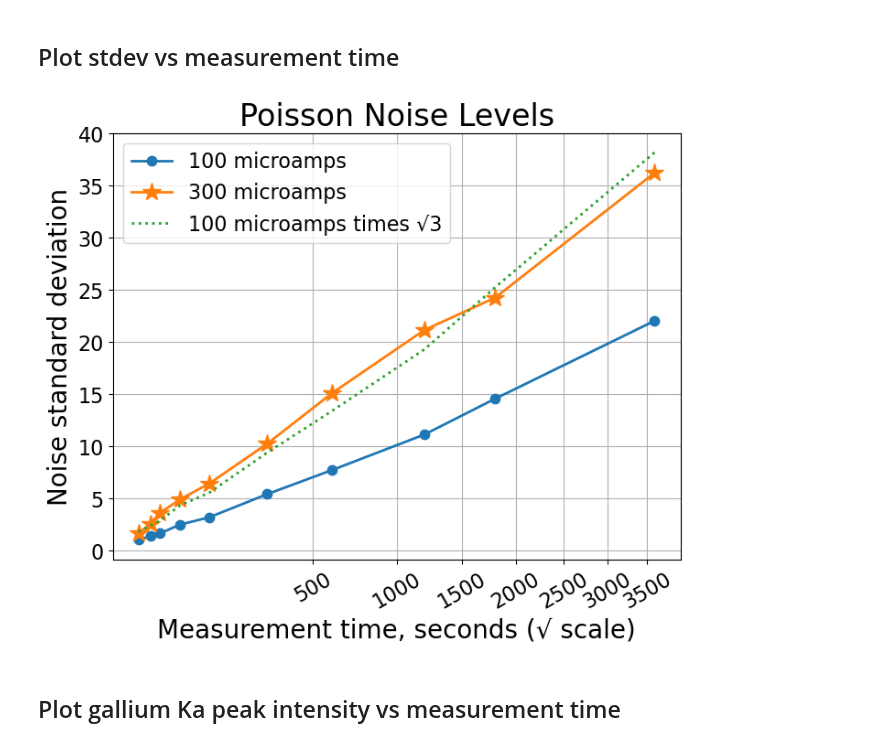
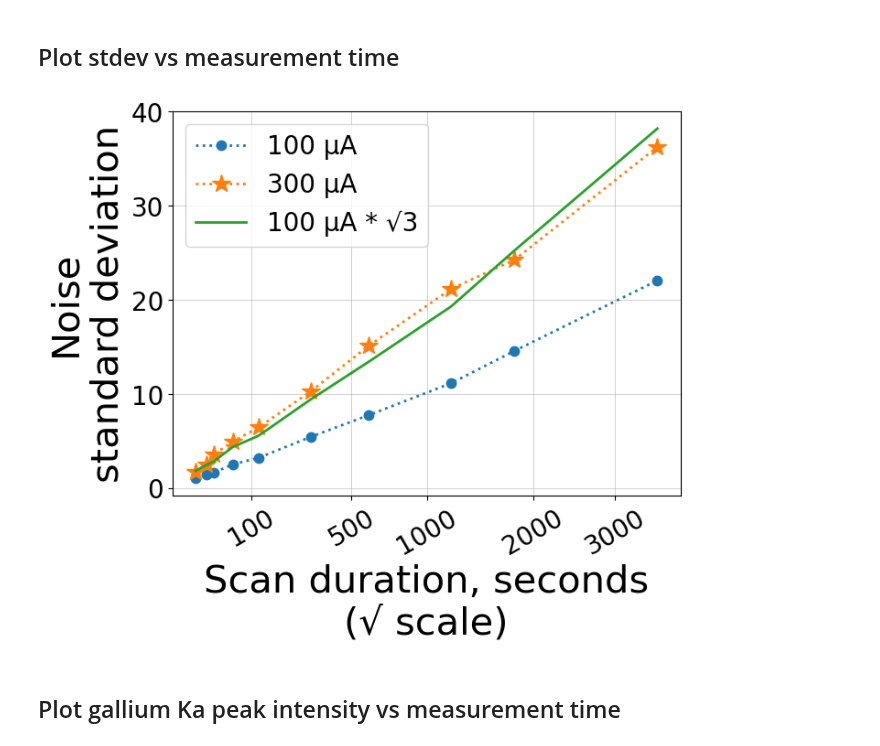
Before and after one commit to ELFREELAND/xrf-thickness-studies, a Jupyter notebook: scan time studies/scan_time_studies.ipynb, the cells around one changed output. Drawn from its saved outputs; the diff is of its cells as text; code cells hidden in the pictures.

```diff
--- a/scan time studies/scan_time_studies.ipynb
+++ b/scan time studies/scan_time_studies.ipynb
@@ -158,45 +158,46 @@ plt.show()
 # %%
 ms = 15 #marker size
 title_font = {"fontsize": 24}
-legend_font_size = 16
-axes_font = {"fontsize": 20}
-tick_label_size = 16
+legend_font_size = 20
+axes_font = {"fontsize": 30}
+tick_label_size = 20
 fit_line_size = 2
-grid_width = 0.8
+grid_width = 0.4
 
 figure_size = (7, 6)
 # %%
 f, ax = plt.subplots(figsize=figure_size, layout="constrained")
 
 stds_100=[]
 stds_300=[]
 
 for i in keys:
     stds_100.append(np.std(np.rint(dat_100[i][1][510-fc:597-fc] - dat_100[i][3][510-fc:597-fc])))
     stds_300.append(np.std(np.rint(dat_300[i][1][510-fc:597-fc] - dat_300[i][3][510-fc:597-fc])))
 
 stds_100 = np.array(stds_100)
 stds_300 = np.array(stds_300)
 
-ax.plot(keys, stds_100, ".-", label="100 microamps", markersize=ms, linewidth=fit_line_size)
-ax.plot(keys, stds_300, "*-", label="300 microamps", markersize=ms, linewidth=fit_line_size)
-ax.plot(keys, stds_100*np.sqrt(3), ":", label="100 microamps times \u221a3", markersize=ms, linewidth=fit_line_size)
+ax.plot(keys, stds_100, ".:", label="100 \u03bcA", markersize=ms, linewidth=fit_line_size)
+ax.plot(keys, stds_300, "*:", label="300 \u03bcA", markersize=ms, linewidth=fit_line_size)
+ax.plot(keys, stds_100*np.sqrt(3), "-", label="100 \u03bcA * \u221a3", markersize=ms, linewidth=fit_line_size)
 
 ax.legend(fontsize=legend_font_size)
 ax.set_xscale("function", functions=(np.sqrt, lambda x: x*x))
+ax.set_xticks([100, 500, 1000, 2000, 3000]) #to have the 100 and 500 second ticks
 
-ax.set_xlabel("Measurement time, seconds (\u221a scale)", fontdict=axes_font)
-ax.set_ylabel("Noise standard deviation", fontdict=axes_font)
-ax.set_title("Poisson Noise Levels", fontdict=title_font)
+ax.set_xlabel("Scan duration, seconds\n(\u221a scale)", fontdict=axes_font)
+ax.set_ylabel("Noise\nstandard deviation", fontdict=axes_font)
+#ax.set_title("Poisson Noise Levels", fontdict=title_font)
 
 ax.tick_params(axis="both", which="major", labelsize=tick_label_size)
 ax.tick_params(axis="x", rotation=30)
 
 ax.grid(visible=True, linewidth=grid_width)
 
 plt.savefig("noise_vs_scan_time.png")
 # %% [output]
-[figure, old version]
+[figure, new version]
 # %% [markdown]
 ## Plot gallium Ka peak intensity vs measurement time
 # %%
```
Also changed, not shown: parts of 1 cell of this notebook, 5 other files.
